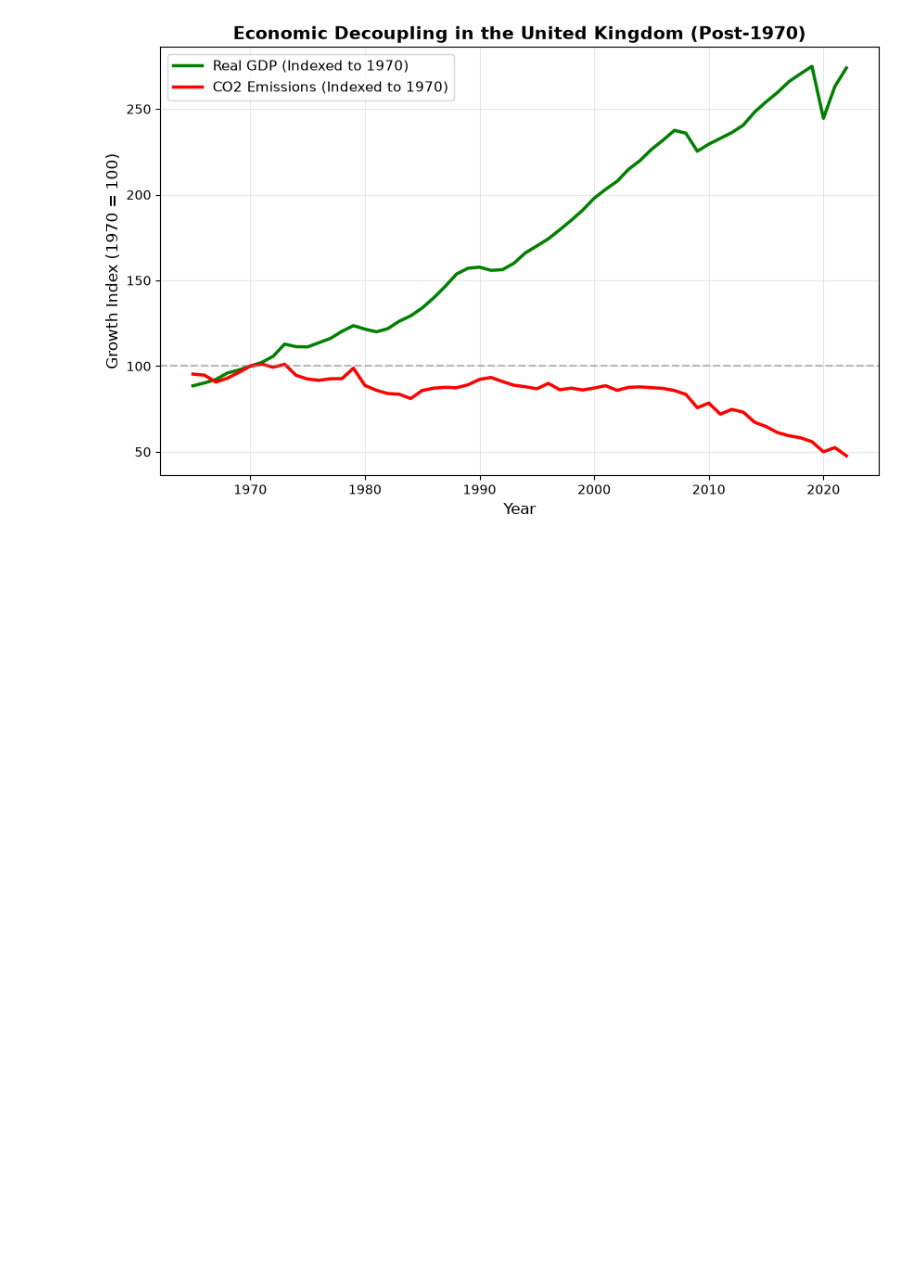
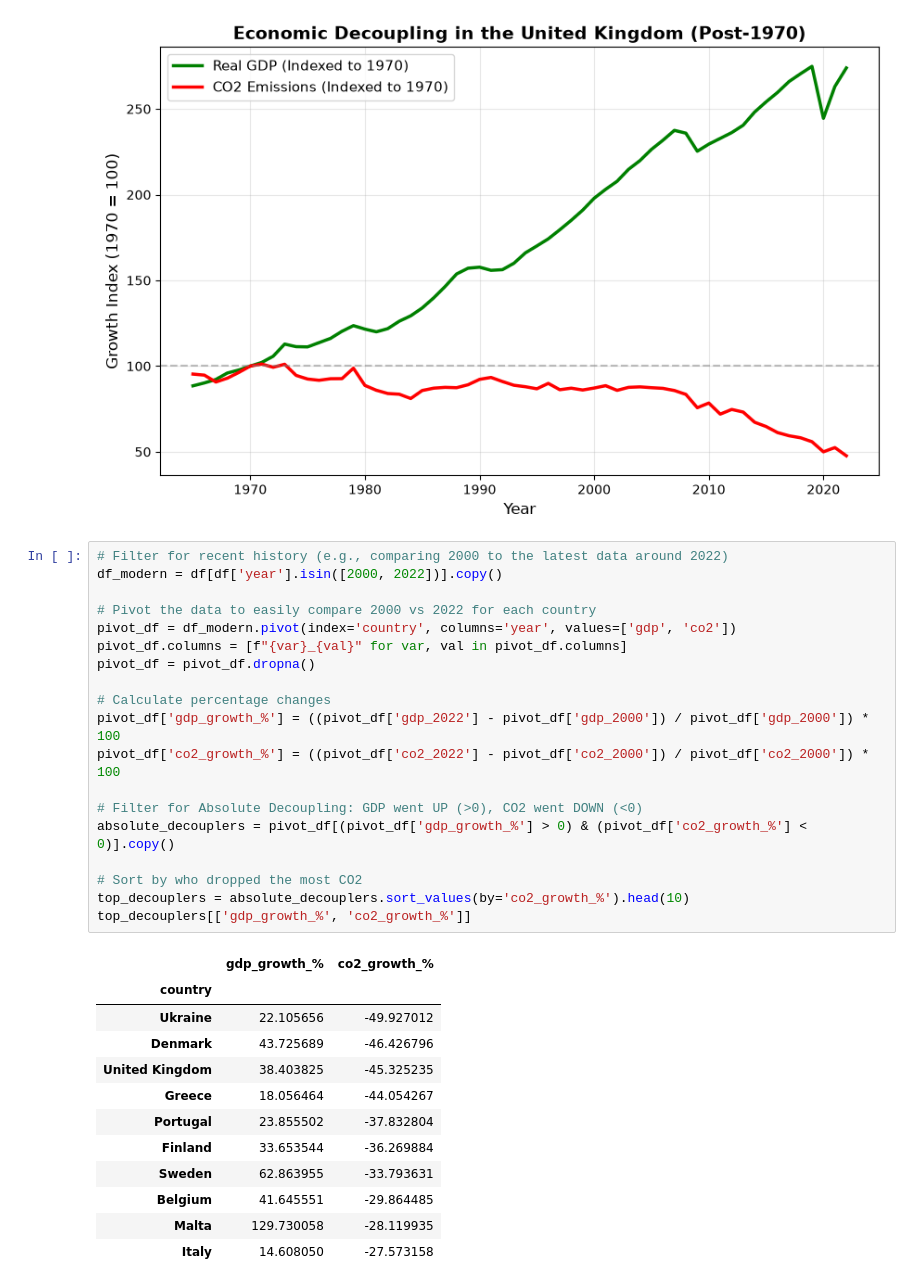
Before and after one commit to elizazazaaar/sustainable-growth-decoupling, a Jupyter notebook: notebooks/1_data_synthesis.ipynb, the cells around one changed output. Cells and saved outputs as stored; diff of their text form; blank space fills up the shorter version.

```diff
--- a/notebooks/1_data_synthesis.ipynb
+++ b/notebooks/1_data_synthesis.ipynb
@@ -141,3 +127,35 @@ plt.grid(True, alpha=0.3)
 plt.show()
 # %% [output]
 [figure]
+# %%
+# Filter for recent history (e.g., comparing 2000 to the latest data around 2022)
+df_modern = df[df['year'].isin([2000, 2022])].copy()
+
+# Pivot the data to easily compare 2000 vs 2022 for each country
+pivot_df = df_modern.pivot(index='country', columns='year', values=['gdp', 'co2'])
+pivot_df.columns = [f"{var}_{val}" for var, val in pivot_df.columns]
+pivot_df = pivot_df.dropna()
+
+# Calculate percentage changes
+pivot_df['gdp_growth_%'] = ((pivot_df['gdp_2022'] - pivot_df['gdp_2000']) / pivot_df['gdp_2000']) * 100
+pivot_df['co2_growth_%'] = ((pivot_df['co2_2022'] - pivot_df['co2_2000']) / pivot_df['co2_2000']) * 100
+
+# Filter for Absolute Decoupling: GDP went UP (>0), CO2 went DOWN (<0)
+absolute_decouplers = pivot_df[(pivot_df['gdp_growth_%'] > 0) & (pivot_df['co2_growth_%'] < 0)].copy()
+
+# Sort by who dropped the most CO2
+top_decouplers = absolute_decouplers.sort_values(by='co2_growth_%').head(10)
+top_decouplers[['gdp_growth_%', 'co2_growth_%']]
+# %% [output]
+|  | gdp_growth_% | co2_growth_% |
+| country |  |  |
+| Ukraine | 22.105656 | -49.927012 |
+| Denmark | 43.725689 | -46.426796 |
+| United Kingdom | 38.403825 | -45.325235 |
+| Greece | 18.056464 | -44.054267 |
+| Portugal | 23.855502 | -37.832804 |
+| Finland | 33.653544 | -36.269884 |
+| Sweden | 62.863955 | -33.793631 |
+| Belgium | 41.645551 | -29.864485 |
+| Malta | 129.730058 | -28.119935 |
+| Italy | 14.608050 | -27.573158 |
```
Also changed, not shown: parts of 2 cells of this notebook.
